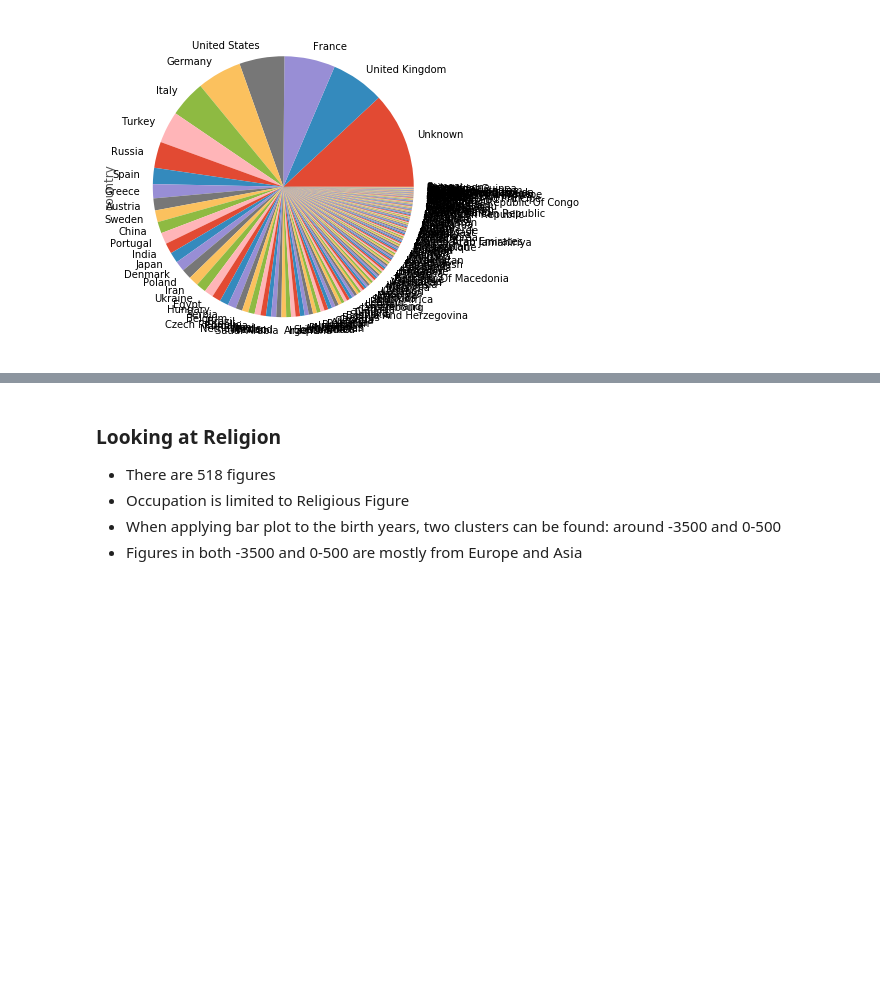
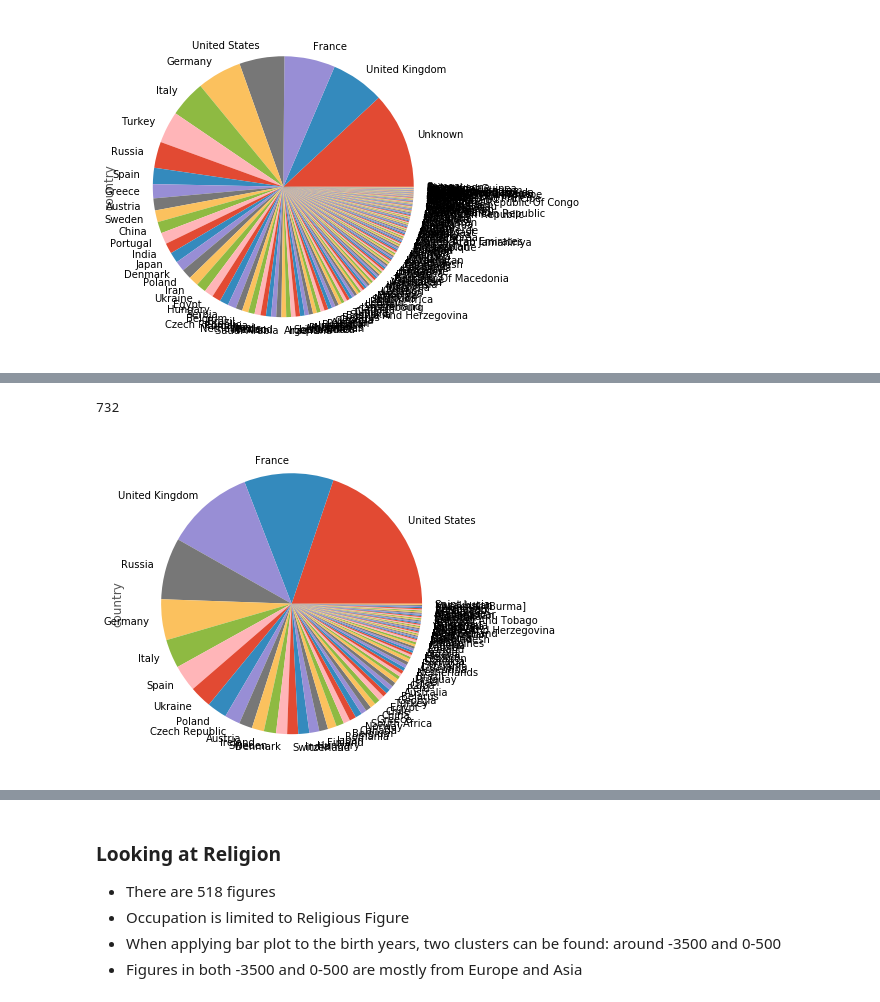
Before and after one commit to jeannkwonn/pantheon_project, a Jupyter notebook: Pantheon_Project_Historical_Popularity_Index.ipynb, the cells around one changed output, grey strips where cells are left out. Cells and saved outputs as stored; diff of their text form; code cells hidden in the pictures; blank space fills up the shorter version.

```diff
--- a/Pantheon_Project_Historical_Popularity_Index.ipynb
+++ b/Pantheon_Project_Historical_Popularity_Index.ipynb
@@ -679,0 +706,8 @@ Name: country, Length: 183, dtype: int64
+# %%
+language_year_18_20 = industry_language[(industry_language['birth_year'] >= 1800) & (industry_language['birth_year'] <= 2000)]
+
+language_year_18_20['country'].value_counts().plot(kind='pie')
+language_year_18_20['continent'].value_counts().sum()
+# %% [output]
+732
+[figure, added]
```
Also changed, not shown: parts of 70 cells of this notebook.
